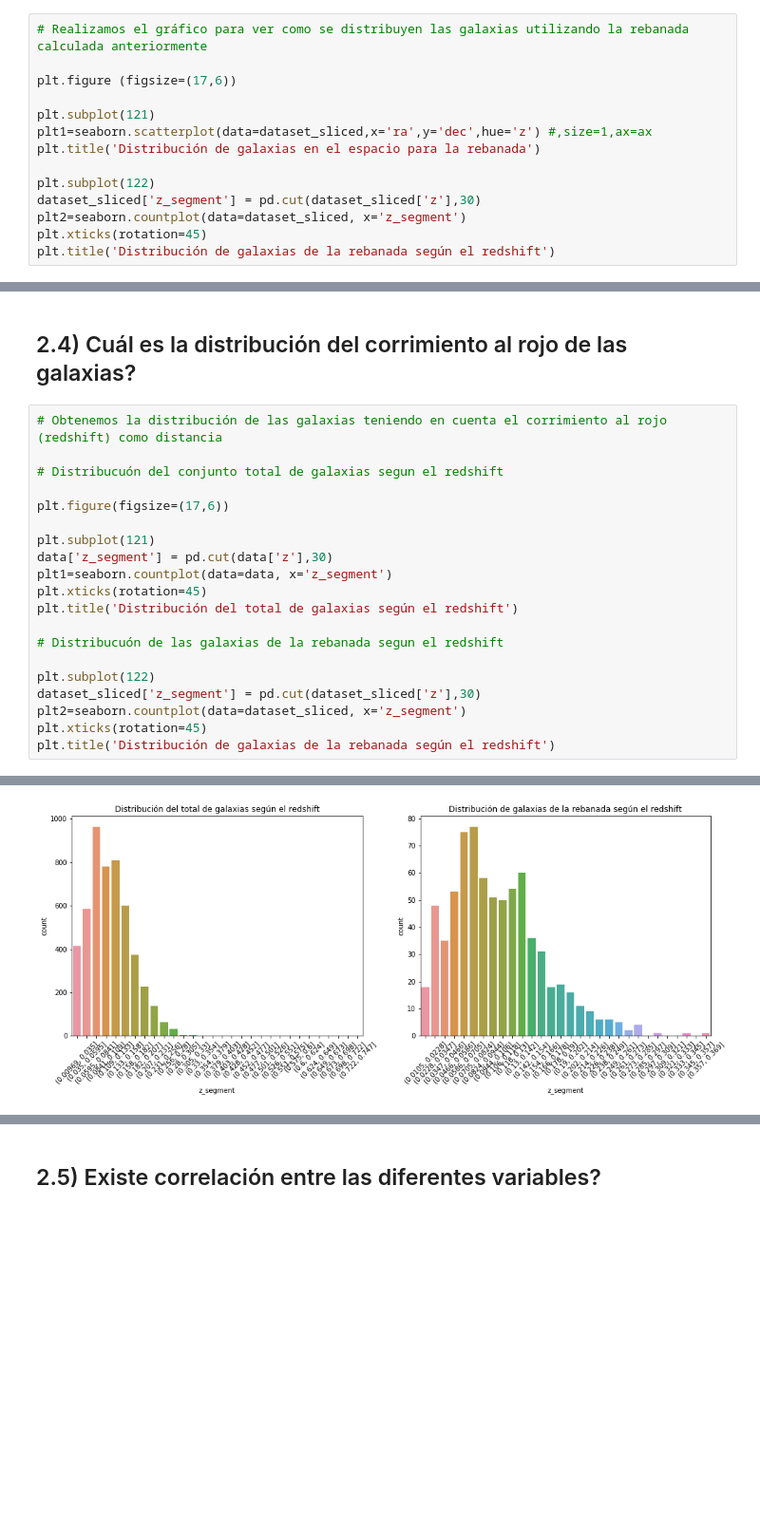
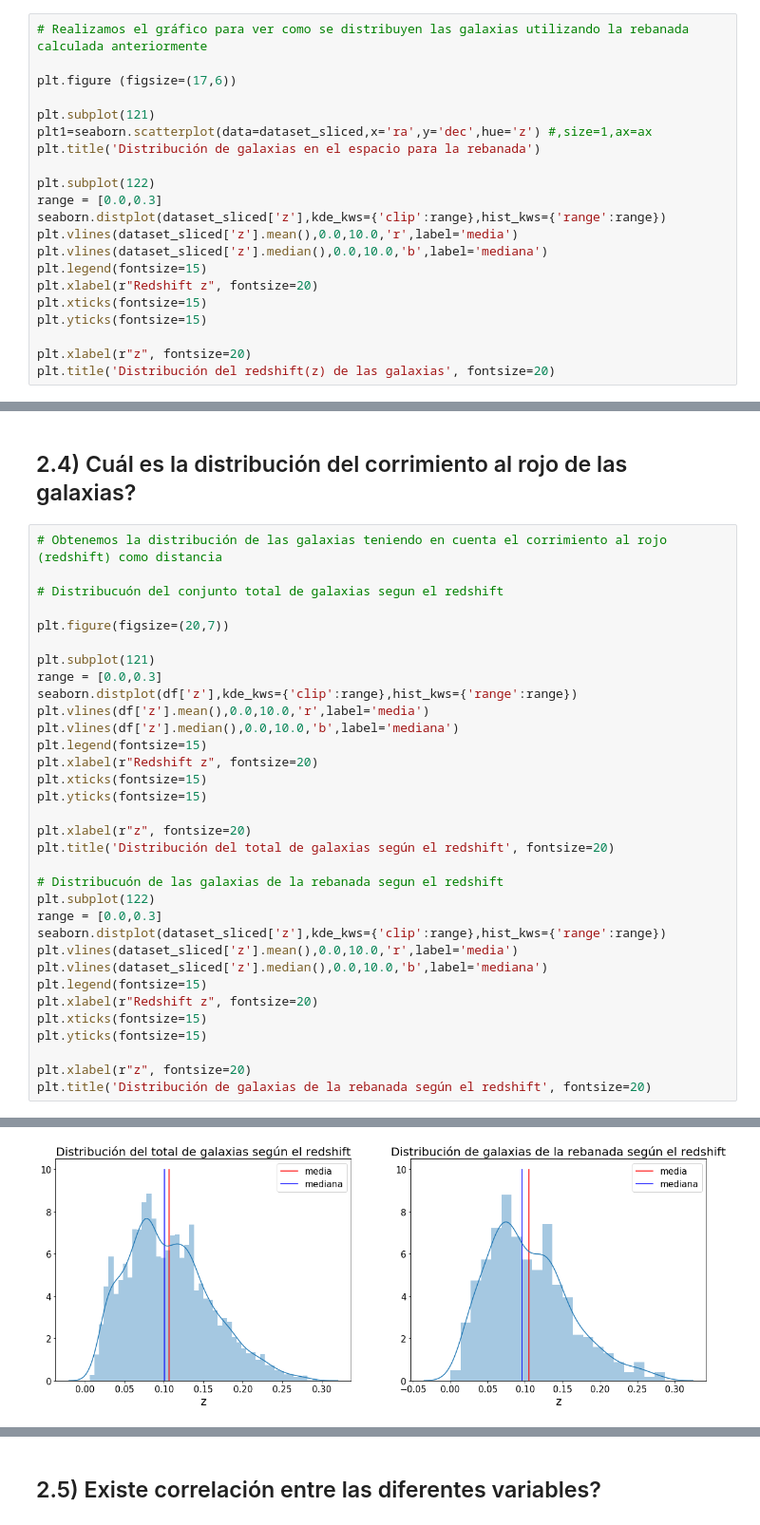
Before and after one commit to leoborgnino/mentoria-astro-datos, a Jupyter notebook: 1_Analisis_y_Visualizacion.ipynb, the cells around one changed output, grey strips where cells are left out. Shown at 95% size. Cells and saved outputs as stored; diff of their text form; blank space fills up the shorter version.

```diff
--- a/1_Analisis_y_Visualizacion.ipynb
+++ b/1_Analisis_y_Visualizacion.ipynb
@@ -225,8 +230,15 @@ plt1=seaborn.scatterplot(data=dataset_sliced,x='ra',y='dec',hue='z') #,size=1,ax
 plt.title('Distribución de galaxias en el espacio para la rebanada')
 
 plt.subplot(122)
-dataset_sliced['z_segment'] = pd.cut(dataset_sliced['z'],30)
-plt2=seaborn.countplot(data=dataset_sliced, x='z_segment')
-plt.xticks(rotation=45)
-plt.title('Distribución de galaxias de la rebanada según el redshift')
+range = [0.0,0.3]
+seaborn.distplot(dataset_sliced['z'],kde_kws={'clip':range},hist_kws={'range':range})
+plt.vlines(dataset_sliced['z'].mean(),0.0,10.0,'r',label='media')
+plt.vlines(dataset_sliced['z'].median(),0.0,10.0,'b',label='mediana')
+plt.legend(fontsize=15)
+plt.xlabel(r"Redshift z", fontsize=20)
+plt.xticks(fontsize=15)
+plt.yticks(fontsize=15)
+
+plt.xlabel(r"z", fontsize=20)
+plt.title('Distribución del redshift(z) de las galaxias', fontsize=20)
 # %% [output]
@@ -354,19 +365,32 @@ plt.legend(fontsize=12)
 
 # Distribucuón del conjunto total de galaxias segun el redshift
 
-plt.figure(figsize=(17,6))
+plt.figure(figsize=(20,7))
 
 plt.subplot(121)
-data['z_segment'] = pd.cut(data['z'],30)
-plt1=seaborn.countplot(data=data, x='z_segment')
-plt.xticks(rotation=45)
-plt.title('Distribución del total de galaxias según el redshift')
+range = [0.0,0.3]
+seaborn.distplot(df['z'],kde_kws={'clip':range},hist_kws={'range':range})
+plt.vlines(df['z'].mean(),0.0,10.0,'r',label='media')
+plt.vlines(df['z'].median(),0.0,10.0,'b',label='mediana')
+plt.legend(fontsize=15)
+plt.xlabel(r"Redshift z", fontsize=20)
+plt.xticks(fontsize=15)
+plt.yticks(fontsize=15)
+
+plt.xlabel(r"z", fontsize=20)
+plt.title('Distribución del total de galaxias según el redshift', fontsize=20)
 
 # Distribucuón de las galaxias de la rebanada segun el redshift
+plt.subplot(122)
+range = [0.0,0.3]
+seaborn.distplot(dataset_sliced['z'],kde_kws={'clip':range},hist_kws={'range':range})
+plt.vlines(dataset_sliced['z'].mean(),0.0,10.0,'r',label='media')
+plt.vlines(dataset_sliced['z'].median(),0.0,10.0,'b',label='mediana')
+plt.legend(fontsize=15)
+plt.xlabel(r"Redshift z", fontsize=20)
+plt.xticks(fontsize=15)
+plt.yticks(fontsize=15)
 
-plt.subplot(122)
-dataset_sliced['z_segment'] = pd.cut(dataset_sliced['z'],30)
-plt2=seaborn.countplot(data=dataset_sliced, x='z_segment')
-plt.xticks(rotation=45)
-plt.title('Distribución de galaxias de la rebanada según el redshift')
+plt.xlabel(r"z", fontsize=20)
+plt.title('Distribución de galaxias de la rebanada según el redshift', fontsize=20)
 # %% [output]
@@ -374,3 +398,3 @@ Text(0.5, 1.0, 'Distribución de galaxias de la rebanada según el redshift')
-[figure, old version]
+[figure, new version]
 # %% [markdown]
 **NOTA**
```
Also changed, not shown: parts of 39 cells of this notebook.
